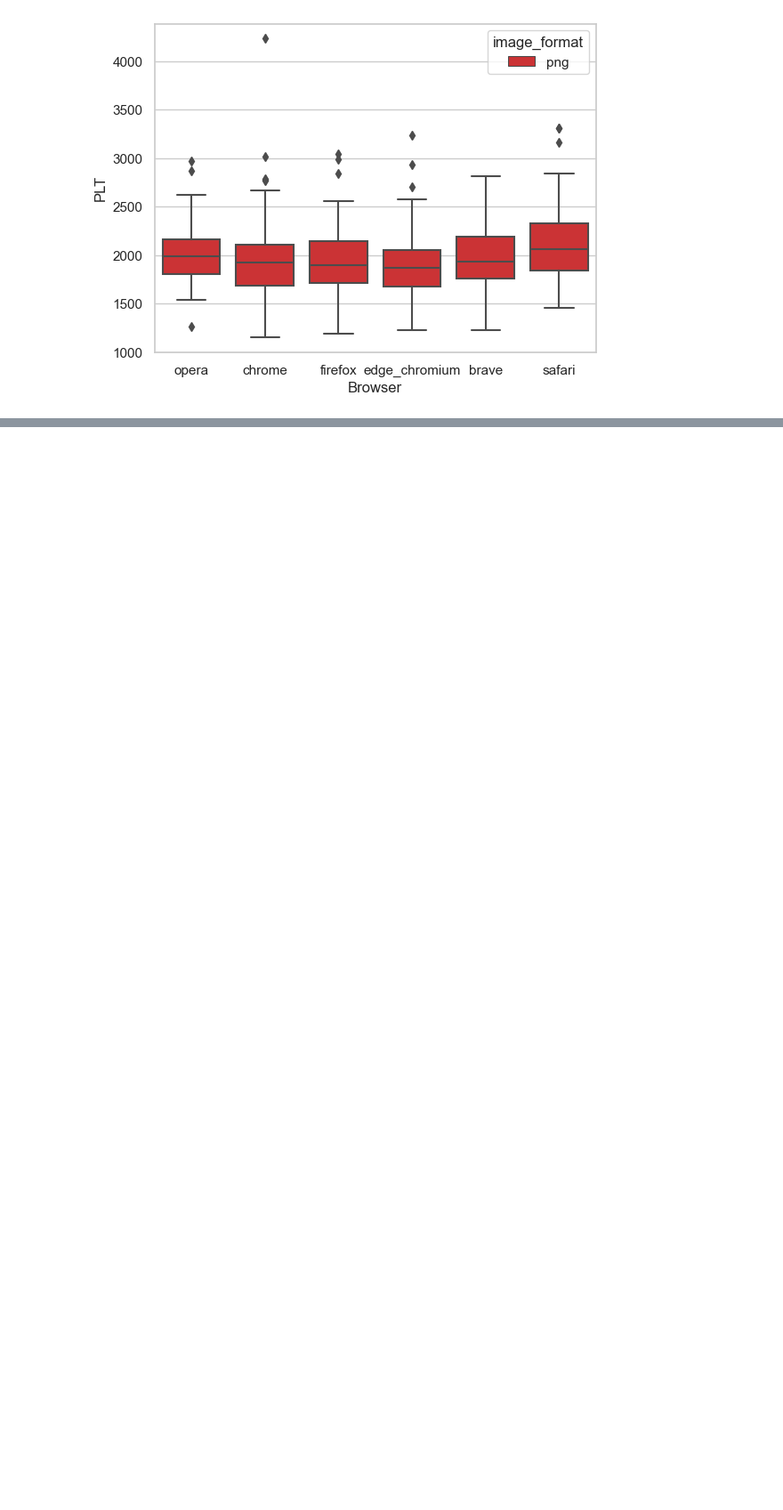
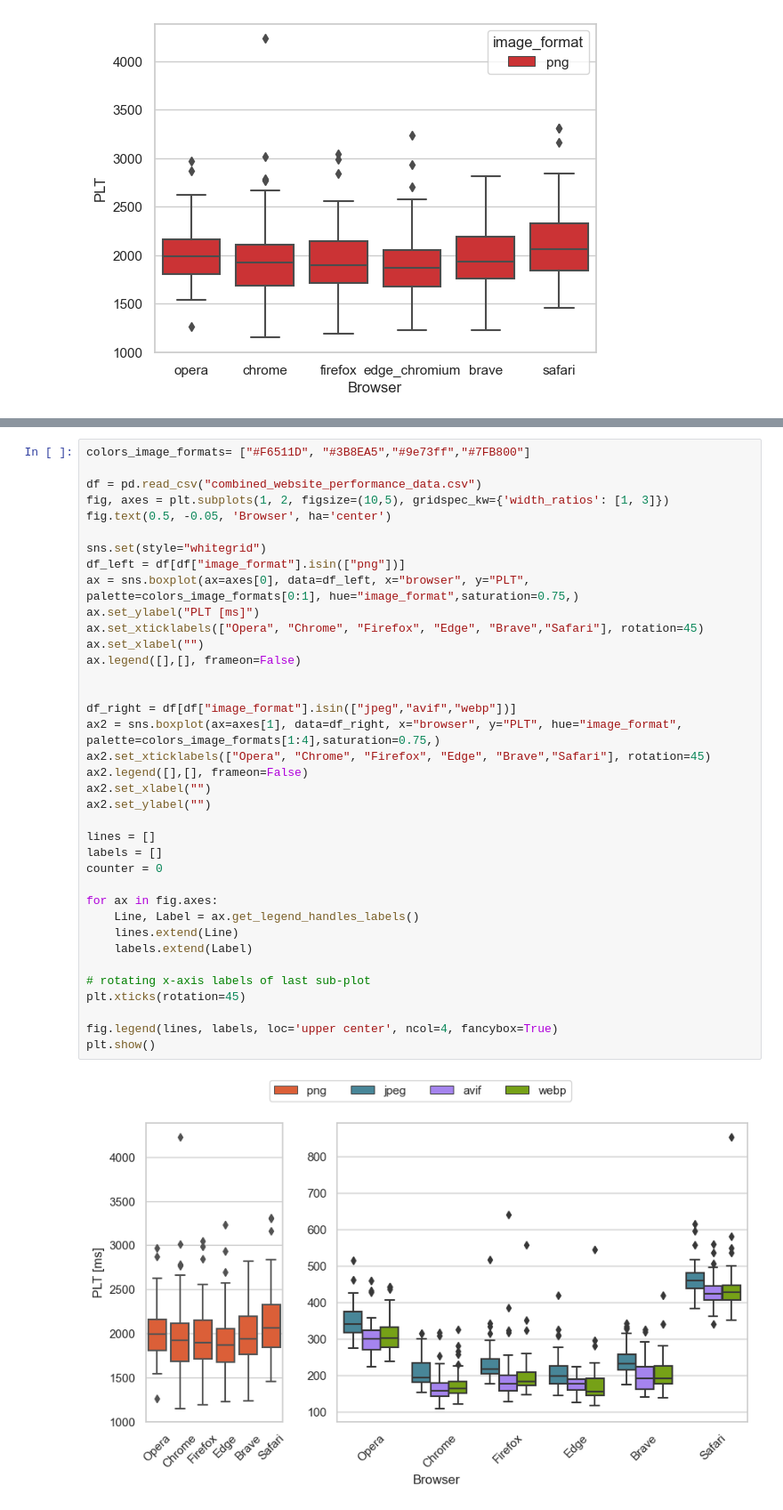
Before and after one commit to bdornauer/image_performance_test, a Jupyter notebook: data_analyis/analysis.ipynb, the cells around one changed output, grey strips where cells are left out. Shown at 89% size. Cells and saved outputs as stored; diff of their text form; blank space fills up the shorter version.

```diff
--- a/data_analyis/analysis.ipynb
+++ b/data_analyis/analysis.ipynb
@@ -77,0 +83,39 @@ boxplot_per_metric_and_browser("PLT",["png"])
+# %%
+colors_image_formats= ["#F6511D", "#3B8EA5","#9e73ff","#7FB800"]
+
+df = pd.read_csv("combined_website_performance_data.csv")
+fig, axes = plt.subplots(1, 2, figsize=(10,5), gridspec_kw={'width_ratios': [1, 3]})
+fig.text(0.5, -0.05, 'Browser', ha='center')
+
+sns.set(style="whitegrid")
+df_left = df[df["image_format"].isin(["png"])]
+ax = sns.boxplot(ax=axes[0], data=df_left, x="browser", y="PLT", palette=colors_image_formats[0:1], hue="image_format",saturation=0.75,)
+ax.set_ylabel("PLT [ms]")
+ax.set_xticklabels(["Opera", "Chrome", "Firefox", "Edge", "Brave","Safari"], rotation=45)
+ax.set_xlabel("")
+ax.legend([],[], frameon=False)
+
+
+df_right = df[df["image_format"].isin(["jpeg","avif","webp"])]
+ax2 = sns.boxplot(ax=axes[1], data=df_right, x="browser", y="PLT", hue="image_format", palette=colors_image_formats[1:4],saturation=0.75,)
+ax2.set_xticklabels(["Opera", "Chrome", "Firefox", "Edge", "Brave","Safari"], rotation=45)
+ax2.legend([],[], frameon=False)
+ax2.set_xlabel("")
+ax2.set_ylabel("")
+
+lines = []
+labels = []
+counter = 0
+
+for ax in fig.axes:
+    Line, Label = ax.get_legend_handles_labels()
+    lines.extend(Line)
+    labels.extend(Label)
+
+# rotating x-axis labels of last sub-plot
+plt.xticks(rotation=45)
+
+fig.legend(lines, labels, loc='upper center', ncol=4, fancybox=True)
+plt.show()
+# %% [output]
+[figure, added]
```
Also changed, not shown: parts of 7 cells of this notebook, 12 other files.
